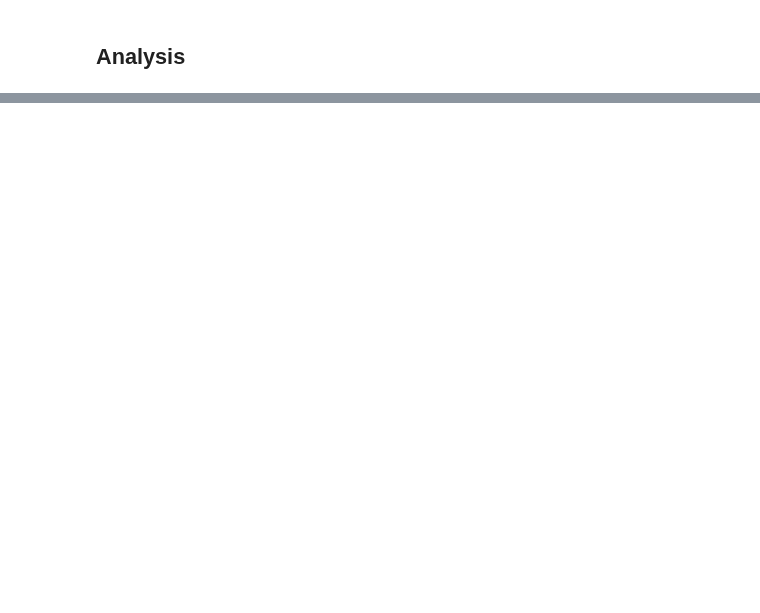
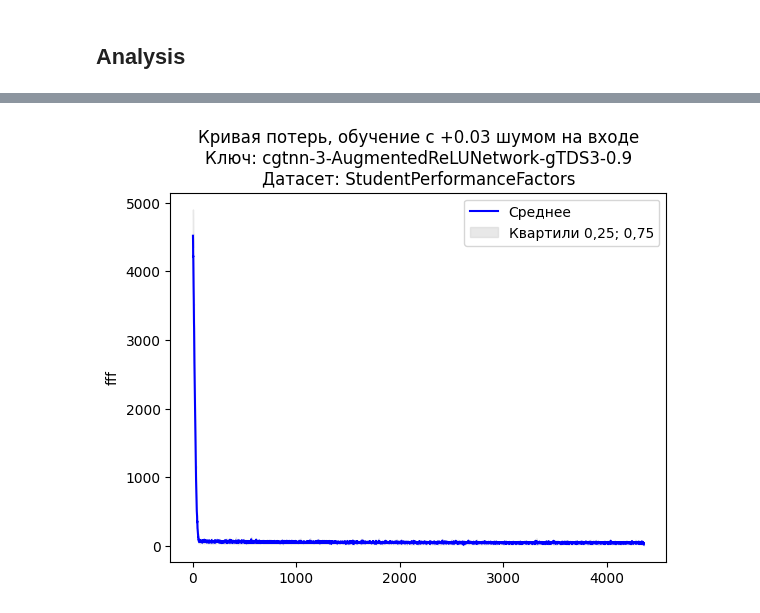
Before and after one commit to LISA-ITMO/CGT4NN, a Jupyter notebook: cgt-nn-rev8.ipynb, the cells around one changed output, grey strips where cells are left out. Drawn from its saved outputs; the diff is of its cells as text; code cells hidden in the pictures; blank space fills up the shorter version.

Commit message:
Ревизия 8: отрисовать графики потерь

```diff
--- a/cgt-nn-rev8.ipynb
+++ b/cgt-nn-rev8.ipynb
@@ -61,17 +61,18 @@ both take ~5m 06s to train 10 iterations
 - `ds.datasets['wine_quality']` takes ~2m 36s to train 10 iterations
 # %%
 
-for i, dataset in enumerate(datasets):
+for i, grouping_key in enumerate(datasets):
+    noise_generator = noise_generators[i]
     for iteration in range(iterations):
         experiment_params = ExperimentParameters(iteration, p=p)
 
         tr.create_and_train_model(
-            dataset,
+            grouping_key,
             epochs,
             learning_rate=LEARNING_RATE,
             dry_run=False,
             p=p,
             iteration=iteration,
-            noise_generator=noise_generators[i]
+            noise_generator=noise_generator
         )
 # %% [output]
@@ -160,2 +149,79 @@ Report saved to pth/cgtnn-3Y-AugmentedReLUNetwork-gTDS3-P0.9_N9.json.
 # %% [markdown]
 ## Analysis
+# %%
+import re
+
+import pandas as pd
+
+import matplotlib.pyplot as plt
+
+from cgtnnlib.Report import get_reports_list, Report
+from cgtnnlib.analyze import plot_deviant_curves_on_ax_or_plt
+
+
+reports = [
+    re.split(r"[-_]", filename.rstrip('.json')) + [filename]
+    for filename in get_reports_list()
+]
+
+df = pd.DataFrame(reports, columns=['project', 'dataset', 'model_class', 'noise_generator', 'p', 'iteration', 'filename'])
+df['dataset'] = df['dataset'].apply(lambda x: int(x.rstrip('Y')))
+df['p'] = df['p'].apply(lambda x: float(x.lstrip('P')))
+df['iteration'] = df['iteration'].apply(lambda x: int(x.lstrip('N')))
+
+def grouping_key(row):
+    return f"{row.project}-{row.dataset}-{row.model_class}-{row.noise_generator}-{row.p}"
+
+df['grouping_key'] = df.apply(grouping_key, axis=1)
+
+
+def summarize_series_list(series_list: list[pd.Series]):
+    df = pd.DataFrame(series_list).T
+
+    summary_df = pd.DataFrame({
+        0.25: df.quantile(0.25, axis=1),
+        0.75: df.quantile(0.75, axis=1),
+        'mean': df.mean(axis=1),
+    })
+
+    return summary_df
+
+
+grouped = df.groupby('grouping_key')
+for grouping_key, rows in grouped:
+    print('group', grouping_key)
+    print('rows', type(rows))
+
+    losses: list[pd.DataFrame] = []
+    evals: list[pd.DataFrame] = []
+
+    reports = [
+        Report(dir='pth/', filename=filename)
+        for filename in rows['filename']
+    ]
+
+    curve = summarize_series_list(
+        list(map(lambda x: pd.Series(x.get('loss')), reports))
+    )
+
+    plot_deviant_curves_on_ax_or_plt(
+        ax_or_plt=plt,
+        models=[{
+            'curve': curve,
+            'color': 'blue',
+            'label': 'Среднее',
+            'quantiles_color': 'lightgray',
+            'quantiles_label': 'Квартили 0,25; 0,75',
+        }],
+        title='\n'.join([
+            'Кривая потерь, обучение с +0.03 шумом на входе',
+            'Ключ: ' + grouping_key,
+            'Датасет: ' + reports[0].get('dataset').get('name')
+        ]),
+        xlabel='',
+        ylabel='fff',
+        quantiles_alpha=0.5,
+    )
+
+    plt.show()
+# %% [output]
@@ -161,0 +245 @@ Report saved to pth/cgtnn-3Y-AugmentedReLUNetwork-gTDS3-P0.9_N9.json.
+[figure, added]
```
Also changed, not shown: parts of 5 cells of this notebook, 5 other files.
